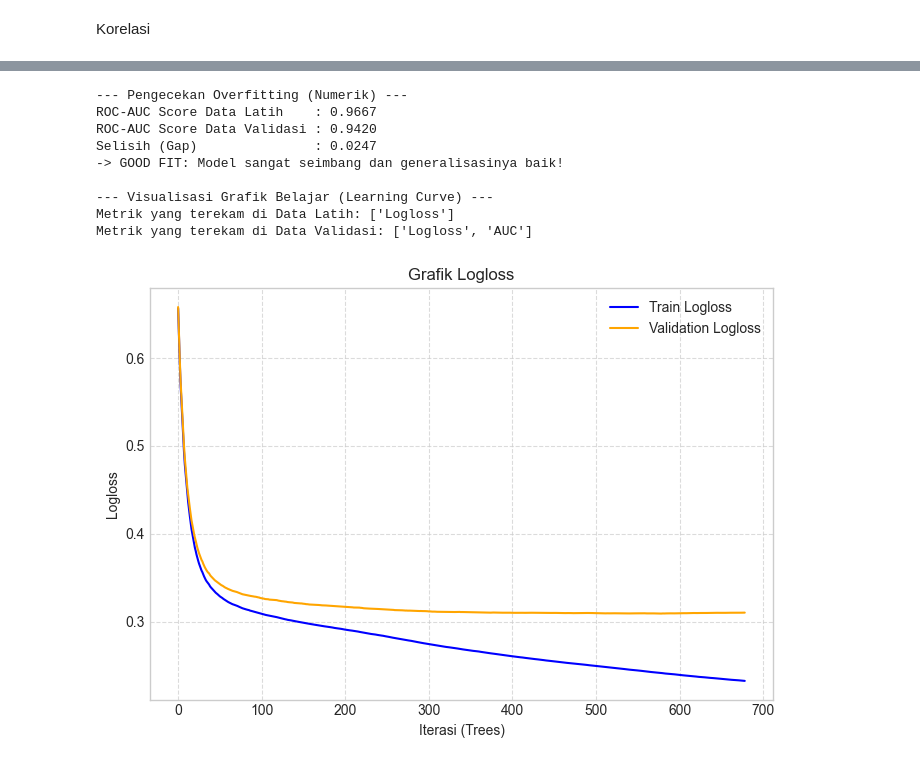
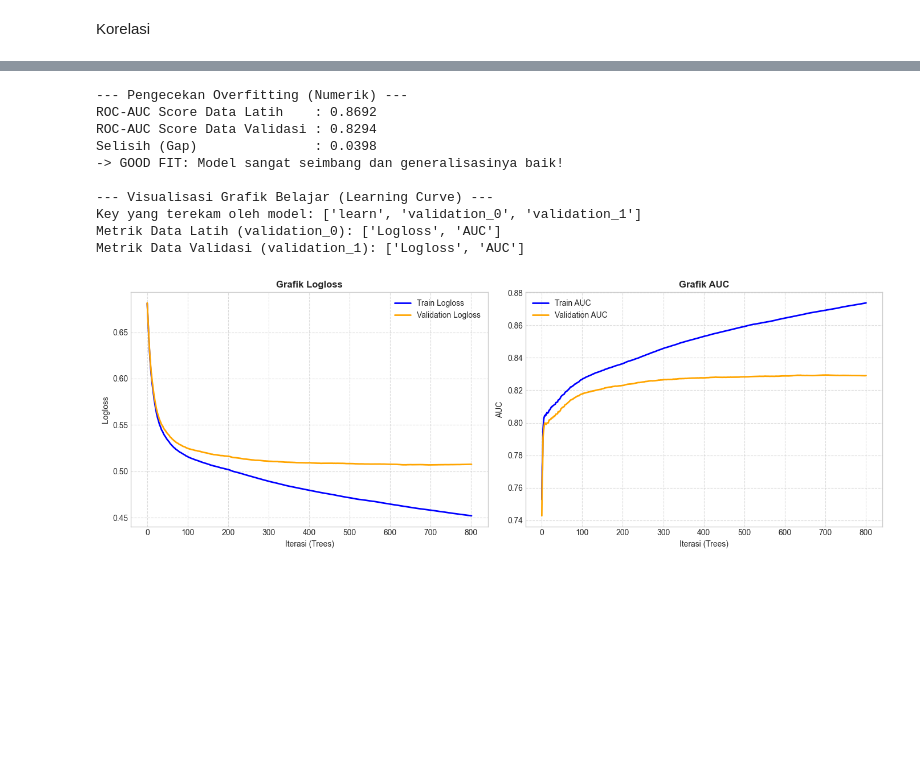
Before and after one commit to andrewparulian1/Telecom-Churn-Case-Study, a Jupyter notebook: Catboost.ipynb, the cells around one changed output, grey strips where cells are left out. Saved outputs shown, nothing was run; the diff lists cells and outputs as text; code cells hidden in the pictures; blank space fills up the shorter version.

```diff
--- a/Catboost.ipynb
+++ b/Catboost.ipynb
@@ -36,8 +40,8 @@ dictionary
 | 34 | FB_USER | Service scheme to avail services ... |
 | 35 | VBC | Volume based cost when no specifi... |
 # %%
-train = pd.read_csv(r"./TelcoChurn/train.csv")
-test = pd.read_csv(r"./TelcoChurn/test.csv")
+train = pd.read_csv(r"../TelcoChurn/train.csv")
+test = pd.read_csv(r"../TelcoChurn/test.csv")
 
 train.head()
 # %% [output]
@@ -380,20 +400,20 @@ Name: proportion, dtype: float64
 cb_model = CatBoostClassifier(
     iterations=1000,
     learning_rate=0.05,
-    depth=4,
+    depth=3,
     eval_metric='AUC',
     custom_metric=['AUC'],
     auto_class_weights='Balanced',
     cat_features=cat_features,
+    l2_leaf_reg=10,
     random_seed=42,
     early_stopping_rounds=100,
     verbose=100
 )
 
-# Melatih model dengan data validasi
 cb_model.fit(
     X_train, y_train,
-    eval_set=(X_val, y_val),
+    eval_set=[(X_train, y_train), (X_val, y_val)],
     use_best_model=True
 )
 # %% [output]
@@ -469,55 +491,69 @@ print(f"ROC-AUC Score Data Validasi : {val_auc:.4f}")
 # Menghitung selisih (Gap)
 gap = train_auc - val_auc
 print(f"Selisih (Gap)               : {gap:.4f}")
 
 if gap > 0.05:
     print("-> Indikasi OVERFITTING: Model terlalu menghafal data latih!")
 elif gap < 0:
     print("-> Indikasi UNDERFITTING: Ada yang salah dengan pembagian data.")
 else:
     print("-> GOOD FIT: Model sangat seimbang dan generalisasinya baik!")
 
 import matplotlib.pyplot as plt
 
 print("\n--- Visualisasi Grafik Belajar (Learning Curve) ---")
 
 # Mengambil histori nilai metrik dari CatBoost
 evals_result = cb_model.get_evals_result()
 
-learn_metrics = list(evals_result['learn'].keys())
-val_metrics = list(evals_result['validation'].keys())
+# Mengecek nama kunci (key) apa saja yang sebenarnya direkam oleh CatBoost
+available_keys = list(evals_result.keys())
+print(f"Key yang terekam oleh model: {available_keys}")
 
-print(f"Metrik yang terekam di Data Latih: {learn_metrics}")
-print(f"Metrik yang terekam di Data Validasi: {val_metrics}")
+# Menentukan kunci yang tepat secara otomatis
+train_key = 'validation_0' if 'validation_0' in available_keys else 'learn'
+val_key = 'validation_1' if 'validation_1' in available_keys else 'validation'
 
-num_metrics = len(learn_metrics)
-fig, axes = plt.subplots(1, num_metrics, figsize=(7 * num_metrics, 5))
+# Memastikan datanya ada sebelum di-plot
+if train_key in available_keys and val_key in available_keys:
+    learn_metrics = list(evals_result[train_key].keys())
+    val_metrics = list(evals_result[val_key].keys())
 
-if num_metrics == 1:
-    axes = [axes]
+    print(f"Metrik Data Latih ({train_key}): {learn_metrics}")
+    print(f"Metrik Data Validasi ({val_key}): {val_metrics}")
 
-for i, metric_name in enumerate(learn_metrics):
-    axes[i].plot(evals_result['learn'][metric_name], label=f'Train {metric_name}', color='blue')
+    num_metrics = len(learn_metrics)
+    fig, axes = plt.subplots(1, num_metrics, figsize=(7 * num_metrics, 5))
 
-    if metric_name in val_metrics:
-        axes[i].plot(evals_result['validation'][metric_name], label=f'Validation {metric_name}', color='orange')
+    # Jika hanya ada 1 metrik, pastikan axes tetap berbentuk list agar tidak error saat di-loop
+    if num_metrics == 1:
+        axes = [axes]
 
-    axes[i].set_title(f'Grafik {metric_name}')
-    axes[i].set_xlabel('Iterasi (Trees)')
-    axes[i].set_ylabel(metric_name)
-    axes[i].legend()
-    axes[i].grid(True, linestyle='--', alpha=0.7)
+    for i, metric_name in enumerate(learn_metrics):
+        # Plot garis untuk Data Latih
+        axes[i].plot(evals_result[train_key][metric_name], label=f'Train {metric_name}', color='blue', linewidth=2)
 
-plt.tight_layout()
-plt.show()
+        # Plot garis untuk Data Validasi (jika metriknya ada)
+        if metric_name in val_metrics:
+            axes[i].plot(evals_result[val_key][metric_name], label=f'Validation {metric_name}', color='orange', linewidth=2)
+
+        axes[i].set_title(f'Grafik {metric_name}', fontweight='bold')
+        axes[i].set_xlabel('Iterasi (Trees)')
+        axes[i].set_ylabel(metric_name)
+        axes[i].legend()
+        axes[i].grid(True, linestyle='--', alpha=0.7)
+
+    plt.tight_layout()
+    plt.show()
 # %% [output]
 --- Pengecekan Overfitting (Numerik) ---
-ROC-AUC Score Data Latih    : 0.9667
-ROC-AUC Score Data Validasi : 0.9420
-Selisih (Gap)               : 0.0247
+ROC-AUC Score Data Latih    : 0.8692
+ROC-AUC Score Data Validasi : 0.8294
+Selisih (Gap)               : 0.0398
 -> GOOD FIT: Model sangat seimbang dan generalisasinya baik!
 
 --- Visualisasi Grafik Belajar (Learning Curve) ---
-Metrik yang terekam di Data Latih: ['Logloss']
-Metrik yang terekam di Data Validasi: ['Logloss', 'AUC']
+Key yang terekam oleh model: ['learn', 'validation_0', 'validation_1']
+Metrik Data Latih (validation_0): ['Logloss', 'AUC']
+Metrik Data Validasi (validation_1): ['Logloss', 'AUC']
-[figure, old version]
+[figure, new version]
```
Also changed, not shown: parts of 19 cells of this notebook.
